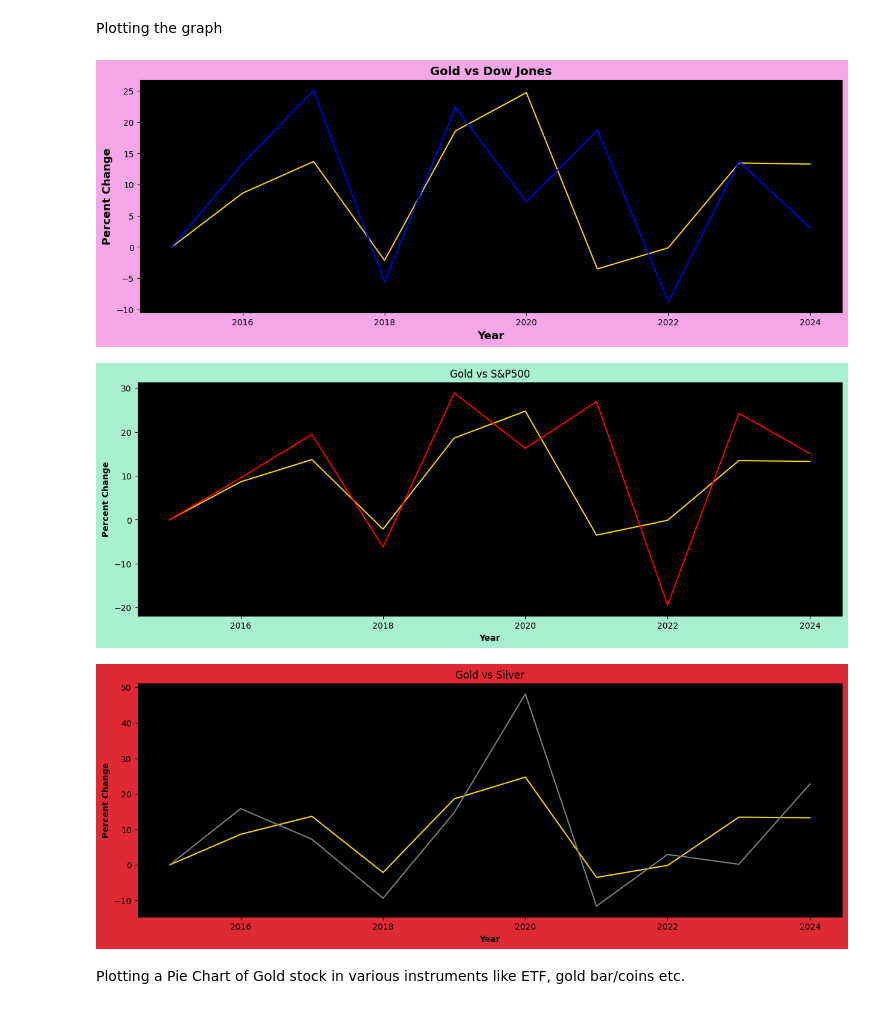
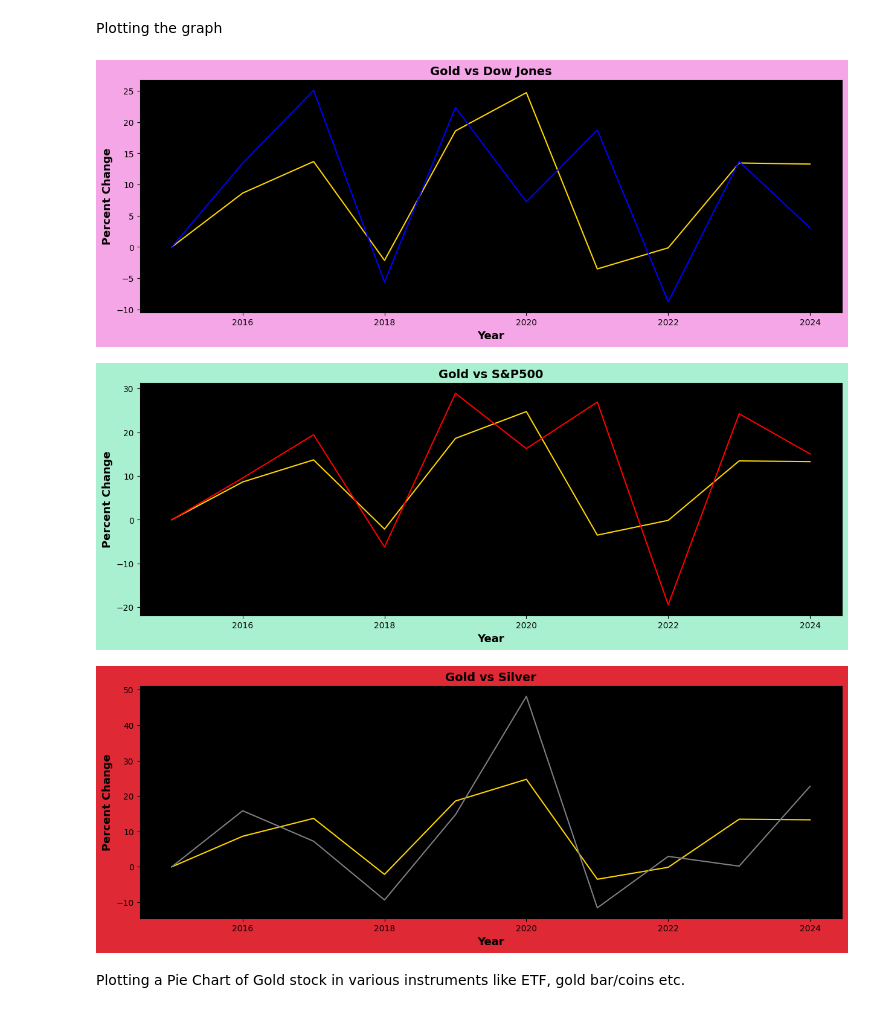
Before and after one commit to akash0214/Gold_Analysis, a Jupyter notebook: gold_eda.ipynb, the cells around one changed output. Cells and saved outputs as stored; diff of their text form; code cells hidden in the pictures.

```diff
--- a/gold_eda.ipynb
+++ b/gold_eda.ipynb
@@ -153,34 +153,34 @@ Plotting the graph
 # %%
 plt.figure(figsize=(15,5), facecolor='#F5A6E6')
 plt.axes().set_facecolor('#000000')
 sns.lineplot(data=price_gold_df, y='Percent Change', x='Year', color='gold')
 sns.lineplot(data=dow_df, x='Year', y='Percent Change', color='blue')
 plt.title('Gold vs Dow Jones', fontweight = 'bold', fontsize = '14')
 plt.xlabel('Year', fontweight = 'bold', fontsize = 13)
 plt.ylabel('Percent Change', fontweight = 'bold', fontsize = 13)
 plt.show()
 
 plt.figure(figsize=(15,5), facecolor='#A9F0D1')
 plt.axes().set_facecolor('#000000')
 sns.lineplot(data=price_gold_df, y='Percent Change', x='Year', color='gold')
 sns.lineplot(data=snp_df, x='Year', y='Percent Change', color='red')
-plt.title('Gold vs S&P500')
-plt.xlabel('Year', fontweight = 'bold')
-plt.ylabel('Percent Change', fontweight = 'bold')
+plt.title('Gold vs S&P500', fontweight = 'bold', fontsize = '14')
+plt.xlabel('Year', fontweight = 'bold', fontsize = '13')
+plt.ylabel('Percent Change', fontweight = 'bold', fontsize = '13')
 plt.show()
 
 plt.figure(figsize=(15,5), facecolor='#DF2935')
 plt.axes().set_facecolor('#000000')
 sns.lineplot(data=price_gold_df, y='Percent Change', x='Year', color='gold')
 sns.lineplot(data=price_silver_df, x='Year', y='Percent Change', color='grey')
-plt.title('Gold vs Silver')
-plt.xlabel('Year', fontweight = 'bold')
-plt.ylabel('Percent Change', fontweight = 'bold')
+plt.title('Gold vs Silver', fontweight = 'bold', fontsize = '14')
+plt.xlabel('Year', fontweight = 'bold', fontsize = '13')
+plt.ylabel('Percent Change', fontweight = 'bold', fontsize = '13')
 plt.show()
 # %% [output]
 [figure]
-[figure, old version]
+[figure, new version]
-[figure, old version]
+[figure, new version]
 # %% [markdown]
 Plotting a Pie Chart of Gold stock in various instruments like ETF, gold bar/coins etc.
 # %%
```
